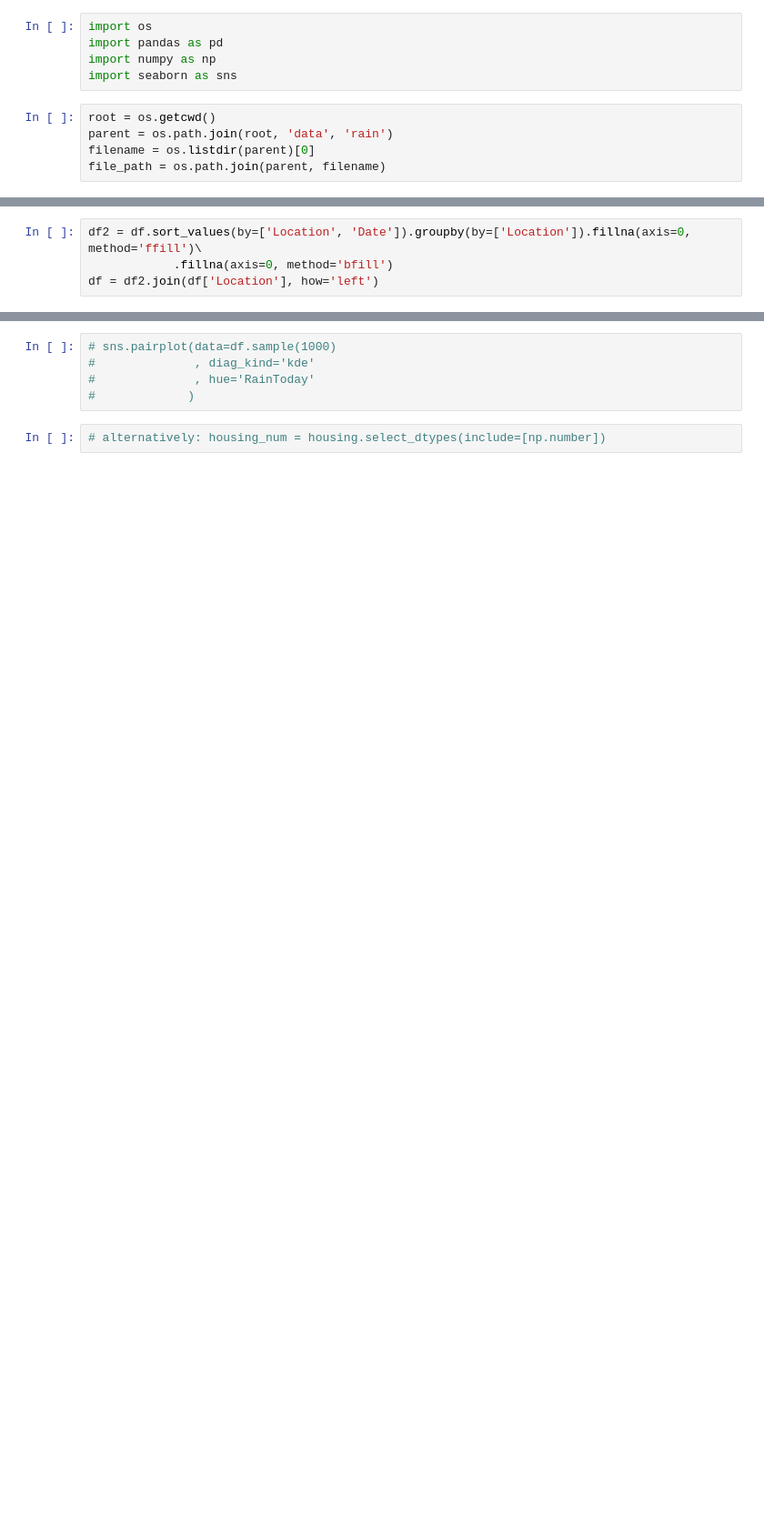
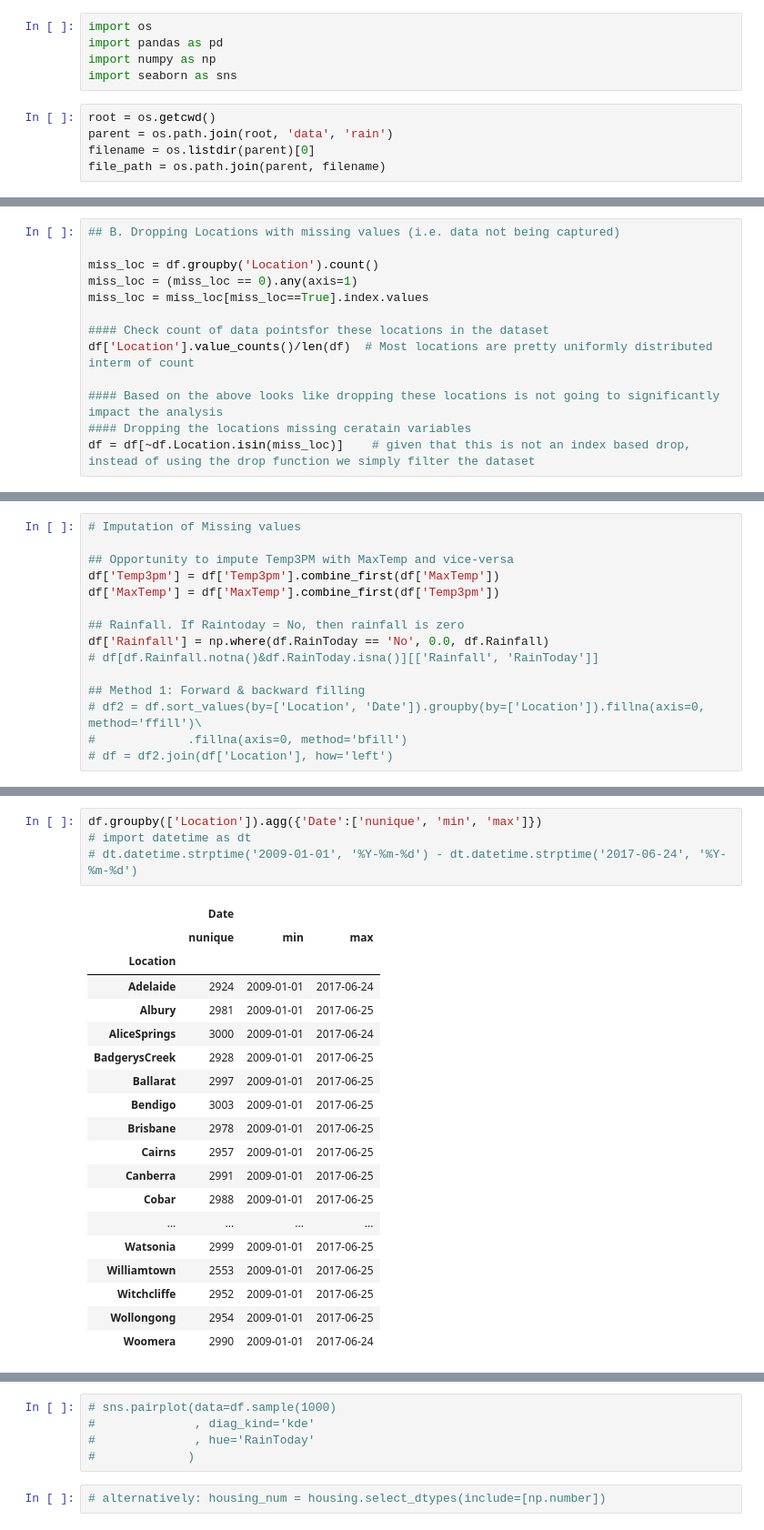
Before and after one commit to sandeepkavadi/practice, a Jupyter notebook: rain.ipynb, the cells around one changed output, grey strips where cells are left out. Shown at 91% size. Saved outputs shown, nothing was run; the diff lists cells and outputs as text; blank space fills up the shorter version.

```diff
--- a/rain.ipynb
+++ b/rain.ipynb
@@ -15,0 +150,13 @@ df = df.drop(['Evaporation', 'Sunshine', 'Cloud9am', 'Cloud3pm'], axis=1)
+# %%
+## B. Dropping Locations with missing values (i.e. data not being captured)
+
+miss_loc = df.groupby('Location').count()
+miss_loc = (miss_loc == 0).any(axis=1)
+miss_loc = miss_loc[miss_loc==True].index.values
+
+#### Check count of data pointsfor these locations in the dataset
+df['Location'].value_counts()/len(df)  # Most locations are pretty uniformly distributed interm of count
+
+#### Based on the above looks like dropping these locations is not going to significantly impact the analysis
+#### Dropping the locations missing ceratain variables
+df = df[~df.Location.isin(miss_loc)]    # given that this is not an index based drop, instead of using the drop function we simply filter the dataset
@@ -16,4 +168,15 @@ df = df.drop(['Evaporation', 'Sunshine', 'Cloud9am', 'Cloud3pm'], axis=1)
 # %%
-df2 = df.sort_values(by=['Location', 'Date']).groupby(by=['Location']).fillna(axis=0, method='ffill')\
-            .fillna(axis=0, method='bfill')
-df = df2.join(df['Location'], how='left')
+# Imputation of Missing values
+
+## Opportunity to impute Temp3PM with MaxTemp and vice-versa
+df['Temp3pm'] = df['Temp3pm'].combine_first(df['MaxTemp'])
+df['MaxTemp'] = df['MaxTemp'].combine_first(df['Temp3pm'])
+
+## Rainfall. If Raintoday = No, then rainfall is zero
+df['Rainfall'] = np.where(df.RainToday == 'No', 0.0, df.Rainfall)
+# df[df.Rainfall.notna()&df.RainToday.isna()][['Rainfall', 'RainToday']]
+
+## Method 1: Forward & backward filling
+# df2 = df.sort_values(by=['Location', 'Date']).groupby(by=['Location']).fillna(axis=0, method='ffill')\
+#             .fillna(axis=0, method='bfill')
+# df = df2.join(df['Location'], how='left')
@@ -19,0 +223,24 @@ df = df2.join(df['Location'], how='left')
+# %%
+df.groupby(['Location']).agg({'Date':['nunique', 'min', 'max']})
+# import datetime as dt
+# dt.datetime.strptime('2009-01-01', '%Y-%m-%d') - dt.datetime.strptime('2017-06-24', '%Y-%m-%d')
+# %% [output]
+|  | Date |  |  |
+|  | nunique | min | max |
+| Location |  |  |  |
+| Adelaide | 2924 | 2009-01-01 | 2017-06-24 |
+| Albury | 2981 | 2009-01-01 | 2017-06-25 |
+| AliceSprings | 3000 | 2009-01-01 | 2017-06-24 |
+| BadgerysCreek | 2928 | 2009-01-01 | 2017-06-25 |
+| Ballarat | 2997 | 2009-01-01 | 2017-06-25 |
+| Bendigo | 3003 | 2009-01-01 | 2017-06-25 |
+| Brisbane | 2978 | 2009-01-01 | 2017-06-25 |
+| Cairns | 2957 | 2009-01-01 | 2017-06-25 |
+| Canberra | 2991 | 2009-01-01 | 2017-06-25 |
+| Cobar | 2988 | 2009-01-01 | 2017-06-25 |
+| ... | ... | ... | ... |
+| Watsonia | 2999 | 2009-01-01 | 2017-06-25 |
+| Williamtown | 2553 | 2009-01-01 | 2017-06-25 |
+| Witchcliffe | 2952 | 2009-01-01 | 2017-06-25 |
+| Wollongong | 2954 | 2009-01-01 | 2017-06-25 |
+| Woomera | 2990 | 2009-01-01 | 2017-06-24 |
```
Also changed, not shown: parts of 22 cells of this notebook.
